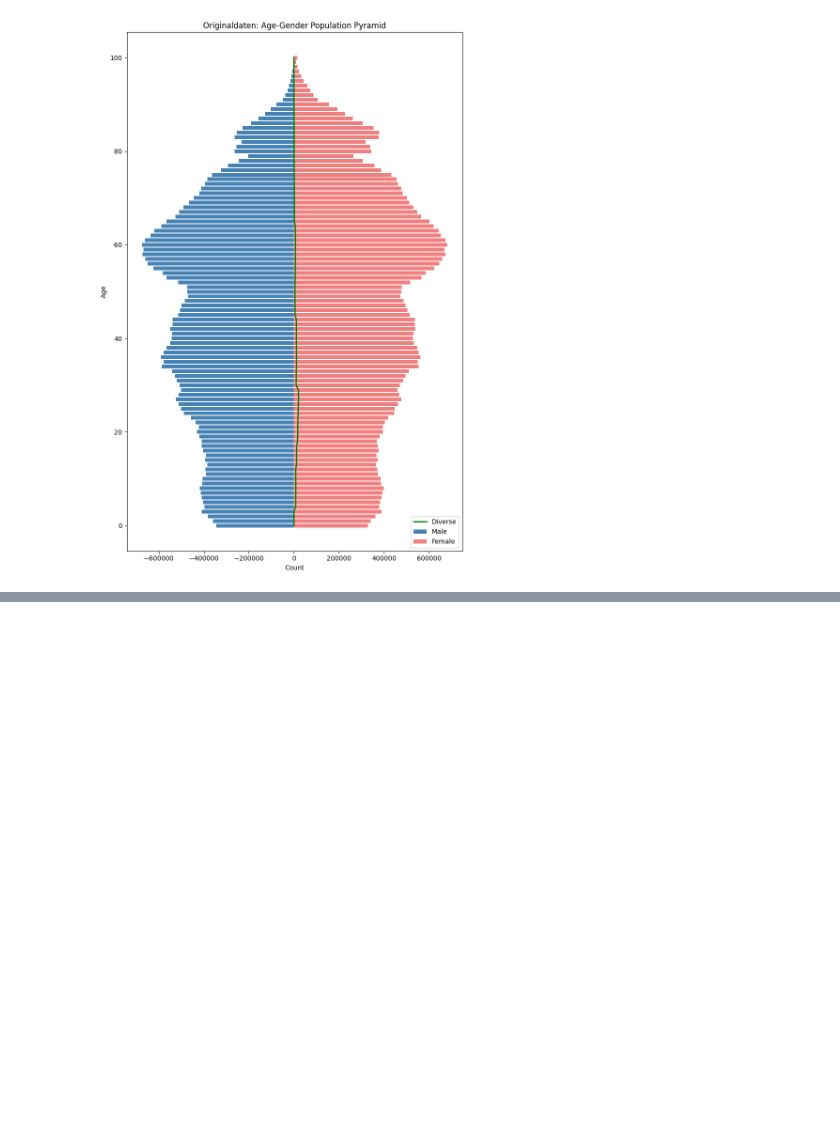
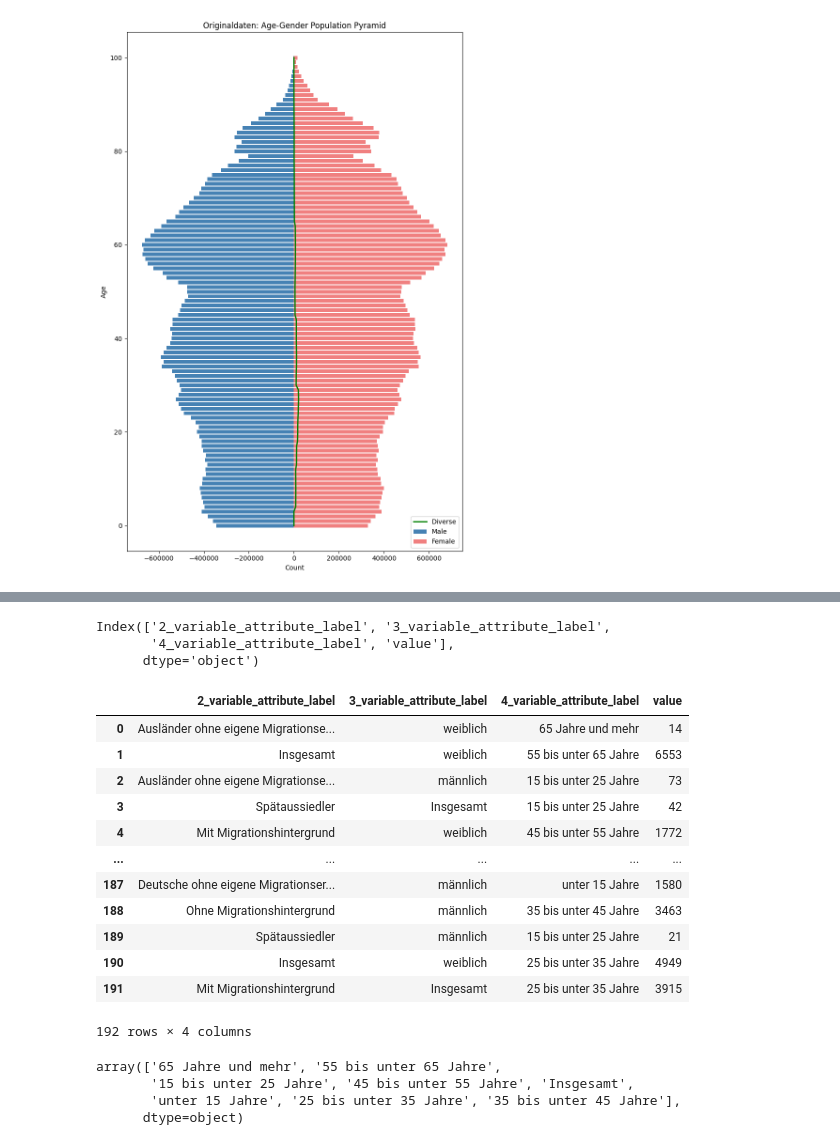
Before and after one commit to ltreme/Social-Bias-Benchmark, a Jupyter notebook: app/notebooks/Persona_Gen_draft.ipynb, the cells around one changed output, grey strips where cells are left out. Saved outputs shown, nothing was run; the diff lists cells and outputs as text; code cells hidden in the pictures; blank space fills up the shorter version.

```diff
--- a/app/notebooks/Persona_Gen_draft.ipynb
+++ b/app/notebooks/Persona_Gen_draft.ipynb
@@ -248,0 +356,29 @@ plt.show()
+# %%
+relevant_df_migration.columns
+# %% [output]
+Index(['2_variable_attribute_label', '3_variable_attribute_label',
+       '4_variable_attribute_label', 'value'],
+      dtype='object')
+# %%
+relevant_df_migration
+# %% [output]
+|  | 2_variable_attribute_label | 3_variable_attribute_label | 4_variable_attribute_label | value |
+| 0 | Ausländer ohne eigene Migrationse... | weiblich | 65 Jahre und mehr | 14 |
+| 1 | Insgesamt | weiblich | 55 bis unter 65 Jahre | 6553 |
+| 2 | Ausländer ohne eigene Migrationse... | männlich | 15 bis unter 25 Jahre | 73 |
+| 3 | Spätaussiedler | Insgesamt | 15 bis unter 25 Jahre | 42 |
+| 4 | Mit Migrationshintergrund | weiblich | 45 bis unter 55 Jahre | 1772 |
+| ... | ... | ... | ... | ... |
+| 187 | Deutsche ohne eigene Migrationser... | männlich | unter 15 Jahre | 1580 |
+| 188 | Ohne Migrationshintergrund | männlich | 35 bis unter 45 Jahre | 3463 |
+| 189 | Spätaussiedler | männlich | 15 bis unter 25 Jahre | 21 |
+| 190 | Insgesamt | weiblich | 25 bis unter 35 Jahre | 4949 |
+| 191 | Mit Migrationshintergrund | Insgesamt | 25 bis unter 35 Jahre | 3915 |
+192 rows × 4 columns
+# %%
+relevant_df_migration['4_variable_attribute_label'].unique()
+# %% [output]
+array(['65 Jahre und mehr', '55 bis unter 65 Jahre',
+       '15 bis unter 25 Jahre', '45 bis unter 55 Jahre', 'Insgesamt',
+       'unter 15 Jahre', '25 bis unter 35 Jahre', '35 bis unter 45 Jahre'],
+      dtype=object)
```
Also changed, not shown: parts of 11 cells of this notebook, 20 other files.
